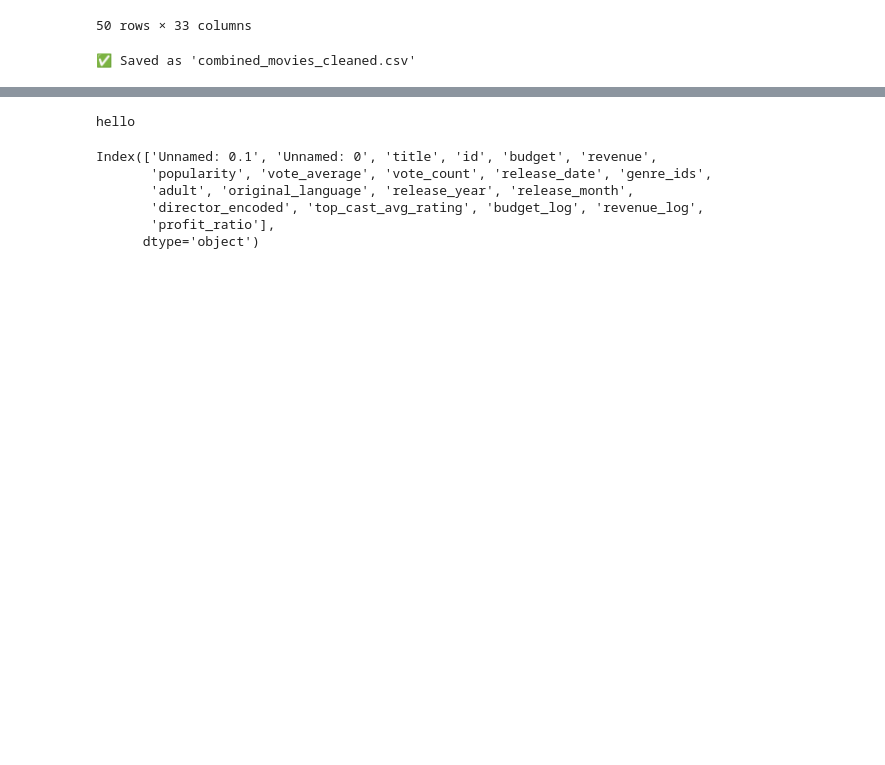
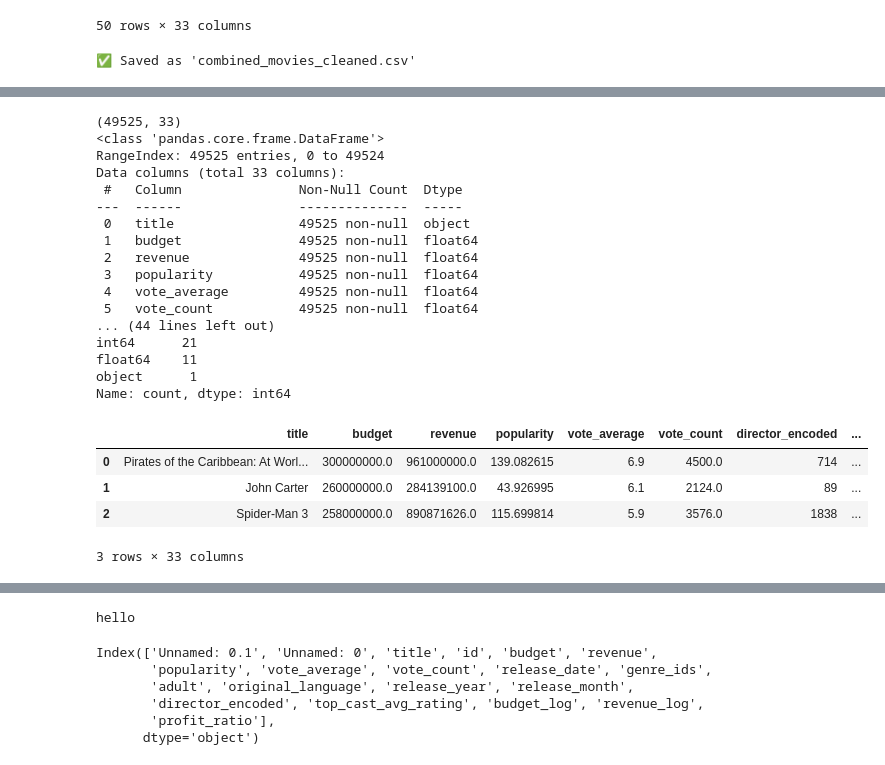
Before and after one commit to WaleedAhmad11/movie-Box-hit-predictor, a Jupyter notebook: notebooks/03_data_exploration.ipynb, the cells around one changed output, grey strips where cells are left out. Saved outputs shown, nothing was run; the diff lists cells and outputs as text; code cells hidden in the pictures; blank space fills up the shorter version.

```diff
--- a/notebooks/03_data_exploration.ipynb
+++ b/notebooks/03_data_exploration.ipynb
@@ -169,0 +190,42 @@ print("✅ Saved as 'combined_movies_cleaned.csv'")
+# %%
+import pandas as pd
+
+# Load your clean combined dataset
+df = pd.read_csv(r'C:\Users\pc\OneDrive\Desktop\movie-Box-hit-predictor\data_cleaned\combined_movies_cleaned.csv')
+
+# Check structure
+print(df.shape)
+df.info()
+
+# Quick null + type summary
+print("\n🧭 Missing values:")
+print(df.isna().sum().sort_values(ascending=False).head(10))
+
+print("\n🔢 Data types count:")
+print(df.dtypes.value_counts())
+
+# Sample
+display(df.head(3))
+# %% [output]
+(49525, 33)
+<class 'pandas.core.frame.DataFrame'>
+RangeIndex: 49525 entries, 0 to 49524
+Data columns (total 33 columns):
+ #   Column               Non-Null Count  Dtype
+---  ------               --------------  -----
+ 0   title                49525 non-null  object
+ 1   budget               49525 non-null  float64
+ 2   revenue              49525 non-null  float64
+ 3   popularity           49525 non-null  float64
+ 4   vote_average         49525 non-null  float64
+ 5   vote_count           49525 non-null  float64
+... (44 lines left out)
+int64      21
+float64    11
+object      1
+Name: count, dtype: int64
+|  | title | budget | revenue | popularity | vote_average | vote_count | director_encoded | ... |
+| 0 | Pirates of the Caribbean: At Worl... | 300000000.0 | 961000000.0 | 139.082615 | 6.9 | 4500.0 | 714 | ... |
+| 1 | John Carter | 260000000.0 | 284139100.0 | 43.926995 | 6.1 | 2124.0 | 89 | ... |
+| 2 | Spider-Man 3 | 258000000.0 | 890871626.0 | 115.699814 | 5.9 | 3576.0 | 1838 | ... |
+3 rows × 33 columns
```
Also changed, not shown: parts of 15 cells of this notebook, 6 other files.
